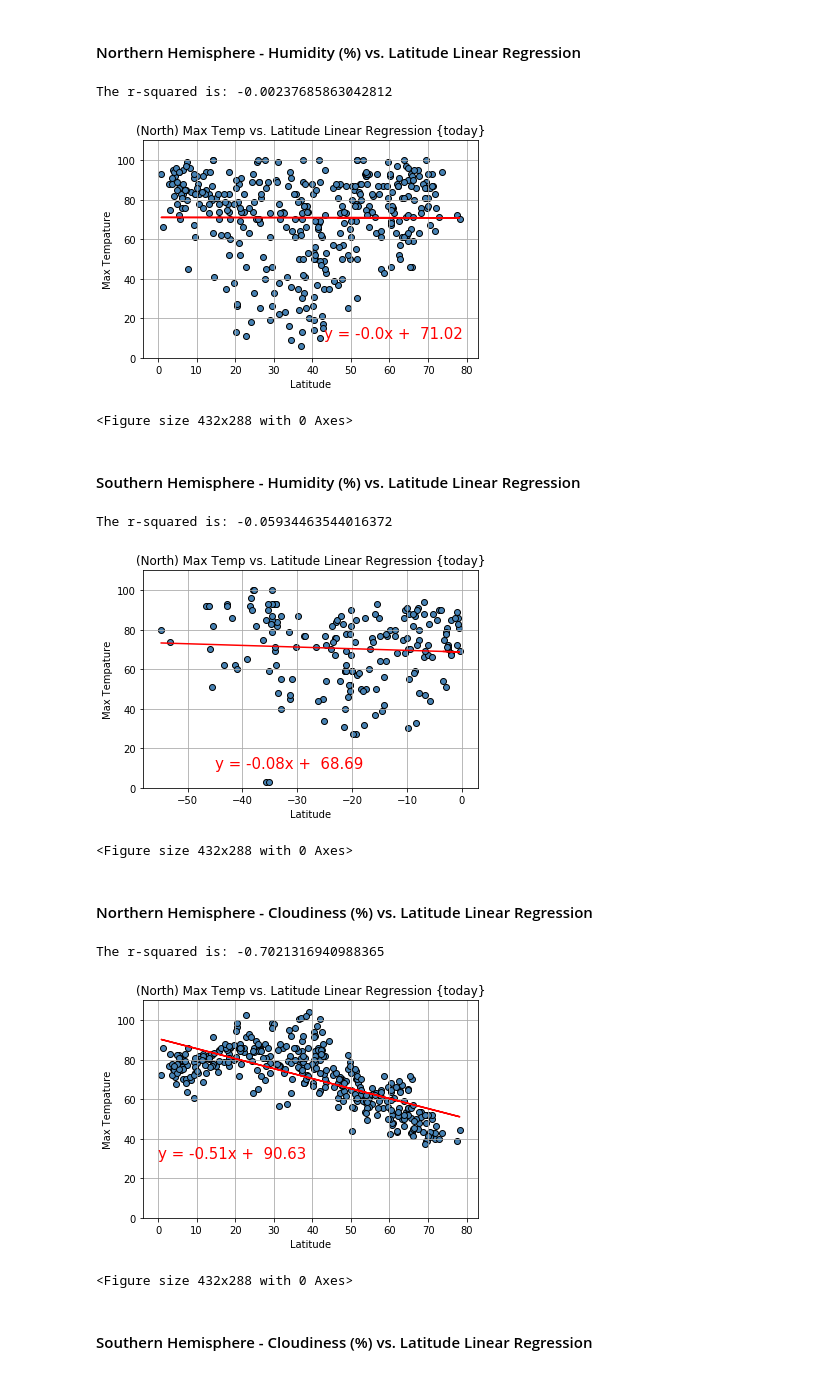
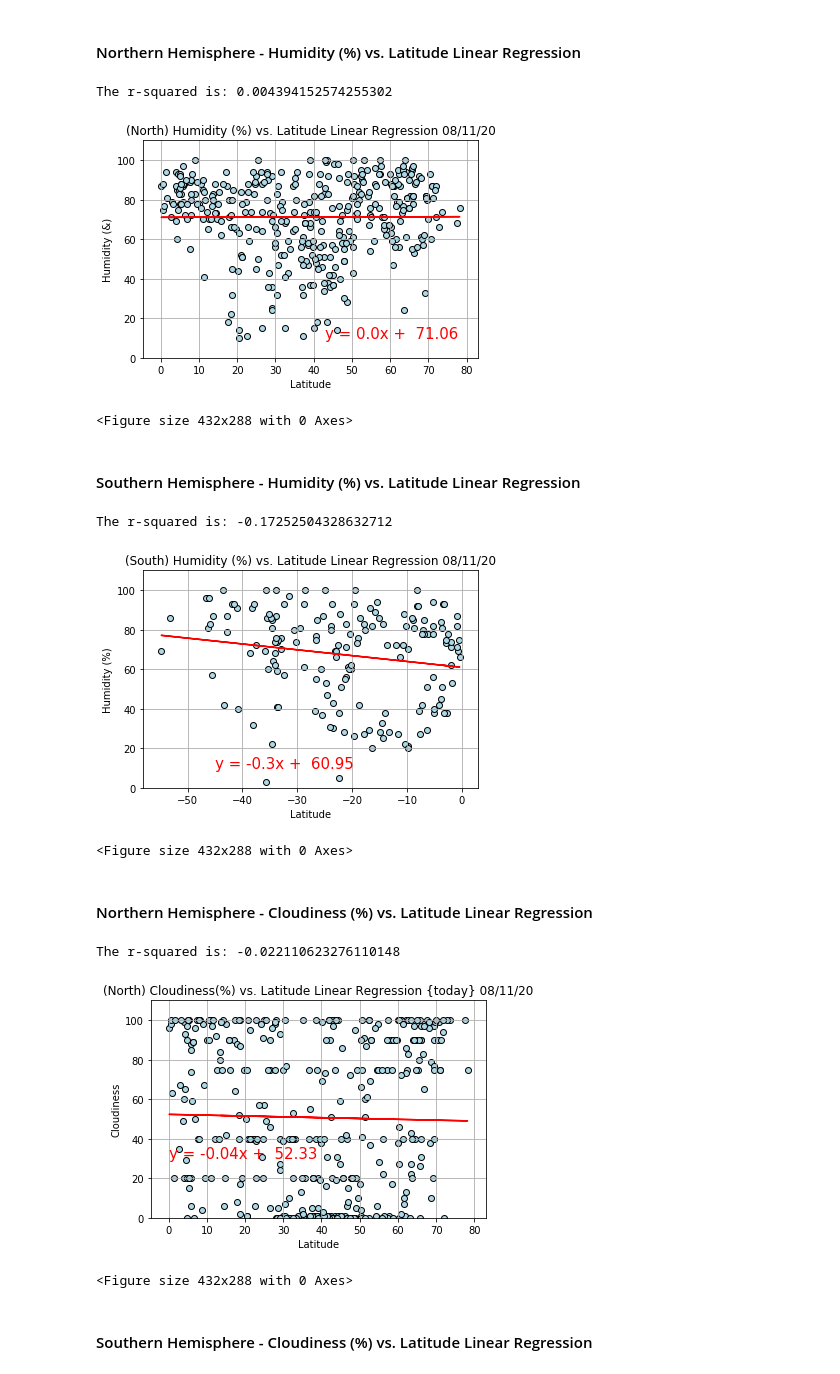
Before and after one commit to dgustave/Python-API-Challenge, a Jupyter notebook: Python-API-Challenge/Instructions/starter_code/WeatherPy.ipynb, the cells around one changed output. Cells and saved outputs as stored; diff of their text form; code cells hidden in the pictures.

Commit message:
weather done, weather def() version.. Vacation needs work

```diff
--- a/Python-API-Challenge/Instructions/starter_code/WeatherPy.ipynb
+++ b/Python-API-Challenge/Instructions/starter_code/WeatherPy.ipynb
@@ -83,3 +80,6 @@ printlog = open('Weather_File/weather_data_log.txt', 'w')
+# %%
+# Make log for cities with ID as text
+printlog = open('data/weather_data_log.txt', 'w')
 # %%
 # # Check for unambigous data recommended by Weather Map API and display json format
 # city_id = input("id: ") # for various id's for unambigous data
@@ -113,13 +102,14 @@ weather_list=[]
 # %%
-print(f"Start Data Retrieval on {today} estimated to be {equivalent}")
-printlog.write(f"Start Data Retrieval on {today} estimated to be {equivalent}")
-print('-'*40 + "\n")
+
+print(f"Start Data Retrieval on {today} estimated to be {equivalent} inquiries.")
+printlog.write(f"Start Data Retrieval on {today} estimated to be {equivalent} inquiries.")
+print('-'*50 + "\n")
 
 # call = query_url + city # create variable to update city in query!
-
+for city in cities[:3]
 for city in cities:
     # To append city Id's because it is an integer value
-    call = query_url + city # create variable to update city in query!
+    call = weather_url + city # create variable to update city in query!
     response = (requests.get(call)).json()
 
 #     # Want to make sure the data has enough time to properly be appended by 1 second
@@ -193,20 +183,7 @@ for city in cities:
          # Want to see documentation of all cities with ID not in the weather map API.
         printlog.write(f"City not found. Skipping... \n")
 
-#         # "City ID" : city_ids,        # Append null values so lists are all the same length (later we will remove nulls from dataframe)
-#         #city_ids.append(None)
-#         city_list.append(None)
-#         country.append(None)
-#         latitude.append(None)
-#         longitude.append(None)
-#         clouds.append(None)
-#         wdate.append(None)
-#         humidity.append(None)
-#         max_temp.append(None)
-#         wind_speed.append(None)
-
-
-print('-'*40 + '\n')
+print('-'*50 + '\n')
 print("Process complete ... \n")
 # Close file after loop
 printlog.close()
@@ -275,8 +252,4 @@ Wind Speed       554
 dtype: int64
-# %%
-city_df['Date'] = (pd.to_datetime(city_df['Date'], errors='coerce')
-                          .dt.strftime('%m/%d/%y')
-                          .replace(timezone.utc))
 # %%
 city_df
 # %% [output]
@@ -391,14 +396,14 @@ def linear_regression (x_label, y_label, X, Y, title, legend, top, bottom):
     Yy = f"y = {(round(a,2))}x +  {round(b,2)}"
     plt.plot(X, y, '-r')
     plt.annotate(Yy,legend,fontsize=15,color="red")
-    plt.scatter(X,Y, edgecolors="black",facecolors="steelblue")
+    plt.scatter(X,Y, edgecolors="black",facecolors="lightblue")
     plt.ylim(bottom, top)
-    plt.title(title)
+    plt.title(f"{title} {today}")
     plt.xlabel(x_label)
     plt.ylabel(y_label)
     plt.grid (b=True,which="major",axis="both",linestyle="-",color="darkgrey")
     plt.show()
-    plt.savefig(f"Weather_File/{title}.png")
+    plt.savefig(f"data/" + title + ".png")
 # %%
 # Create Northern and Southern Hemisphere DataFrames
 # Latitude -90 = North, Latitude 90 = South
@@ -427,26 +432,26 @@ The r-squared is: 0.7585086247910795
 # %% [markdown]
 ####  Northern Hemisphere - Humidity (%) vs. Latitude Linear Regression
 # %%
-linear_regression("Latitude", "Max Tempature", north["Latitude"], north["Humidity"], "(North) Humidity vs. Latitude Linear Regression {today}", (43, 10), 110, 0 )
+linear_regression("Latitude", "Humidity (&)", north["Latitude"], north["Humidity"], "(North) Humidity (%) vs. Latitude Linear Regression", (43, 10), 110, 0 )
 # %% [output]
-The r-squared is: -0.00237685863042812
+The r-squared is: 0.004394152574255302
-[figure, old version]
+[figure, new version]
 <Figure size 432x288 with 0 Axes>
 # %% [markdown]
 ####  Southern Hemisphere - Humidity (%) vs. Latitude Linear Regression
 # %%
-linear_regression("Latitude", "Max Tempature", south["Latitude"], south["Humidity"], "(North) Max Temp vs. Latitude Linear Regression {today}", (-45,10), 110, 0 )
+linear_regression("Latitude", "Humidity (%)", south["Latitude"], south["Humidity"], "(South) Humidity (%) vs. Latitude Linear Regression", (-45,10), 110, 0 )
 # %% [output]
-The r-squared is: -0.05934463544016372
+The r-squared is: -0.17252504328632712
-[figure, old version]
+[figure, new version]
 <Figure size 432x288 with 0 Axes>
 # %% [markdown]
 ####  Northern Hemisphere - Cloudiness (%) vs. Latitude Linear Regression
 # %%
-linear_regression("Latitude", "Max Tempature", north["Latitude"], north["Max Tempature"], "(North) Max Temp vs. Latitude Linear Regression {today}", (0, 30), 110, 0 )
+linear_regression("Latitude", "Cloudiness", north["Latitude"], north["Cloudiness"], "(North) Cloudiness(%) vs. Latitude Linear Regression {today}", (0, 30), 110, 0 )
 # %% [output]
-The r-squared is: -0.7021316940988365
+The r-squared is: -0.022110623276110148
-[figure, old version]
+[figure, new version]
 <Figure size 432x288 with 0 Axes>
 # %% [markdown]
 ####  Southern Hemisphere - Cloudiness (%) vs. Latitude Linear Regression
```
Also changed, not shown: parts of 27 cells of this notebook, 21 other files.
